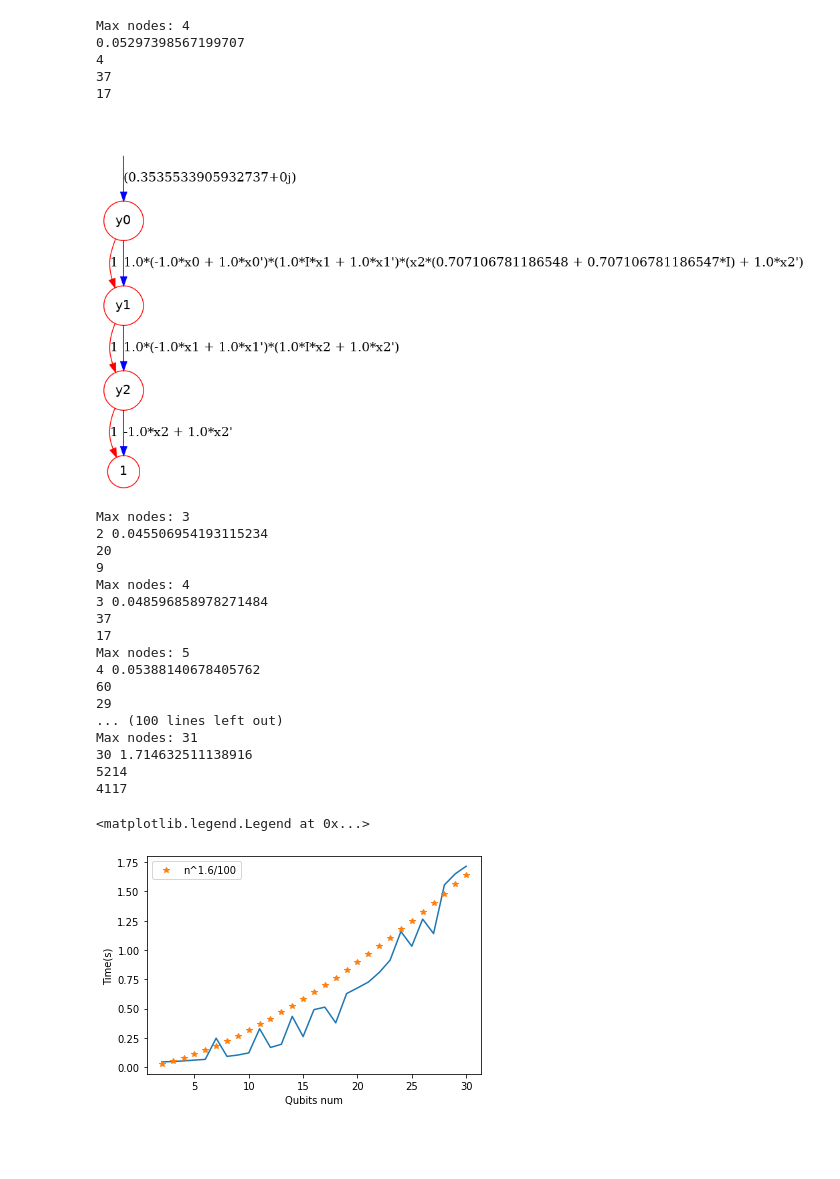
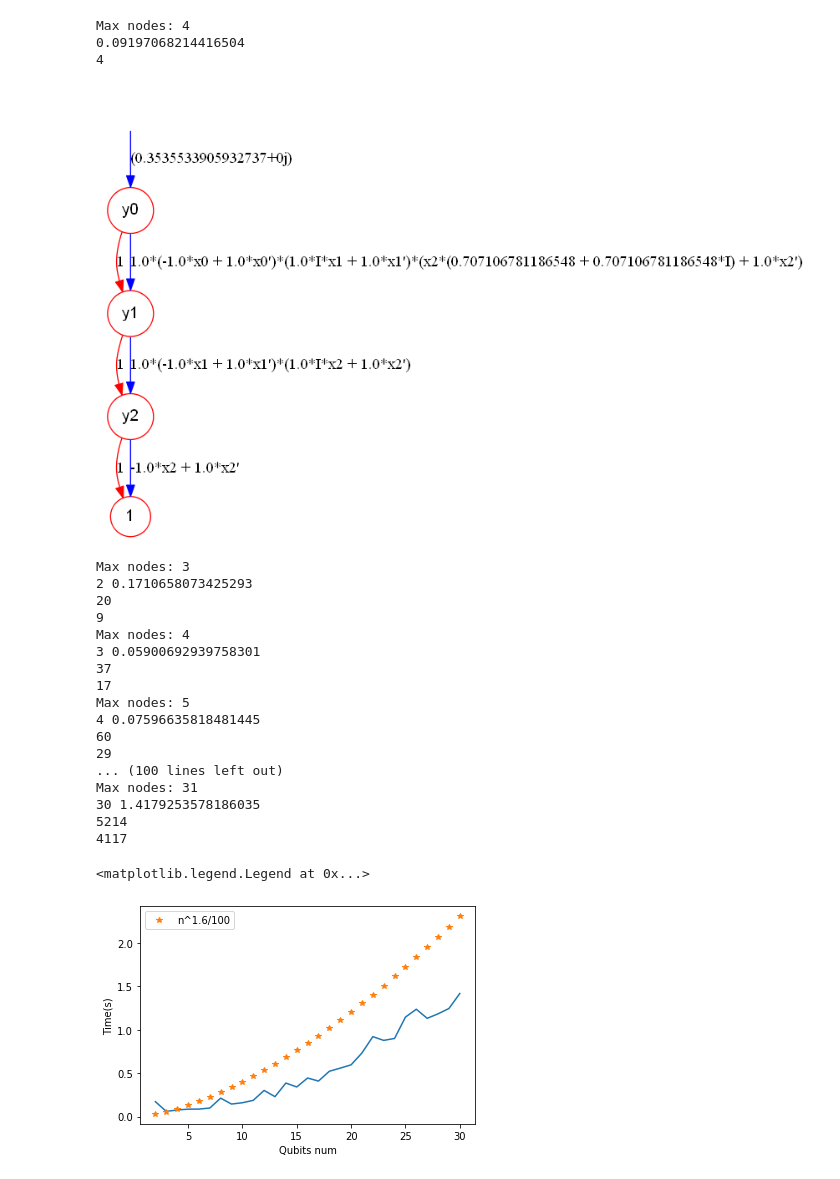
Before and after one commit to Veriqc/Symbol_TDD, a Jupyter notebook: Test_Binary2.ipynb, the cells around one changed output. Drawn from its saved outputs; the diff is of its cells as text; code cells hidden in the pictures; blank space fills up the shorter version.

```diff
--- a/Test_Binary2.ipynb
+++ b/Test_Binary2.ipynb
@@ -40,30 +44,30 @@ Max nodes: 2
 # %%
 path='Benchmarks/'
 n=3
 t_start=time.time()
-file_name='qft_'+str(n)+'.qasm'
+file_name='qft_'+str(n)+'_2.qasm'
 cir=QuantumCircuit.from_qasm_file(path+file_name)
 tn,indices=cir_2_tn(cir)
-Ini_TDD(indices)
 for k in range(n):
     x_k='x'+str(k)
     xn_k='xn'+str(k)
     s=Symbol(x_k)
     ns=Symbol(xn_k)
     U=np.array([ns,s])
-#     U=np.array([1,0])
+#     U=np.array([0,1])
     temp_ts=Tensor(U,[Index(x_k)])
     tn.tensors.insert(0,temp_ts)
+    if not x_k in indices:
+        indices.append(x_k)
+Ini_TDD(indices)
 tdd=tn.cont()
 print(time.time()-t_start)
 print(tdd.node_number())
-print(gu1())
-print(gu2())
-tdd.show(filename='output/qft_%i'%n)
+# print(gu1())
+# print(gu2())
+tdd.show()
 # %% [output]
 Max nodes: 4
-0.05297398567199707
+0.09197068214416504
 4
-37
-17
-[figure, old version]
+[figure, new version]
@@ -92,39 +101,38 @@ for n in range(2,31,1):
     print(n,t)
     print(gu1())
     print(gu2())
-    tdd.show(filename='output/qft_%i'%n)
     x.append(n)
     y.append(t)
     z.append(gu1()+gu2())
 # %% [output]
 Max nodes: 3
-2 0.045506954193115234
+2 0.1710658073425293
 20
 9
 Max nodes: 4
-3 0.048596858978271484
+3 0.05900692939758301
 37
 17
 Max nodes: 5
-4 0.05388140678405762
+4 0.07596635818481445
 60
 29
 ... (100 lines left out)
 Max nodes: 31
-30 1.714632511138916
+30 1.4179253578186035
 5214
 4117
 # %%
 # y=[log(k) for k in y]
 plt.plot(x,y)
-k=[t**1.5/100 for t in x]
+k=[t**1.6/100 for t in x]
 plt.plot(x,k,'*',label='n^1.6/100')
 plt.xlabel("Qubits num")
 plt.ylabel("Time(s)")
 plt.legend()
 # %% [output]
 <matplotlib.legend.Legend at 0x...>
-[figure, old version]
+[figure, new version]
 # %%
 # z=[log(k) for k in z]
 plt.plot(x,z)
```
Also changed, not shown: parts of 11 cells of this notebook.
